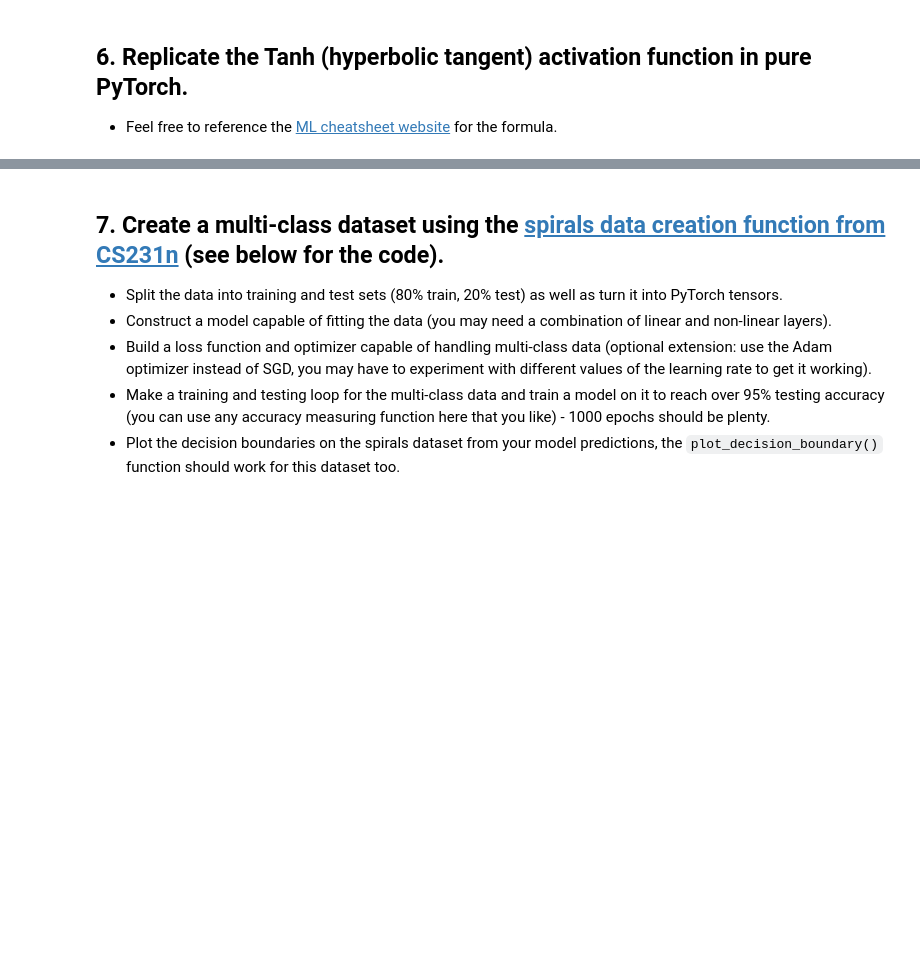
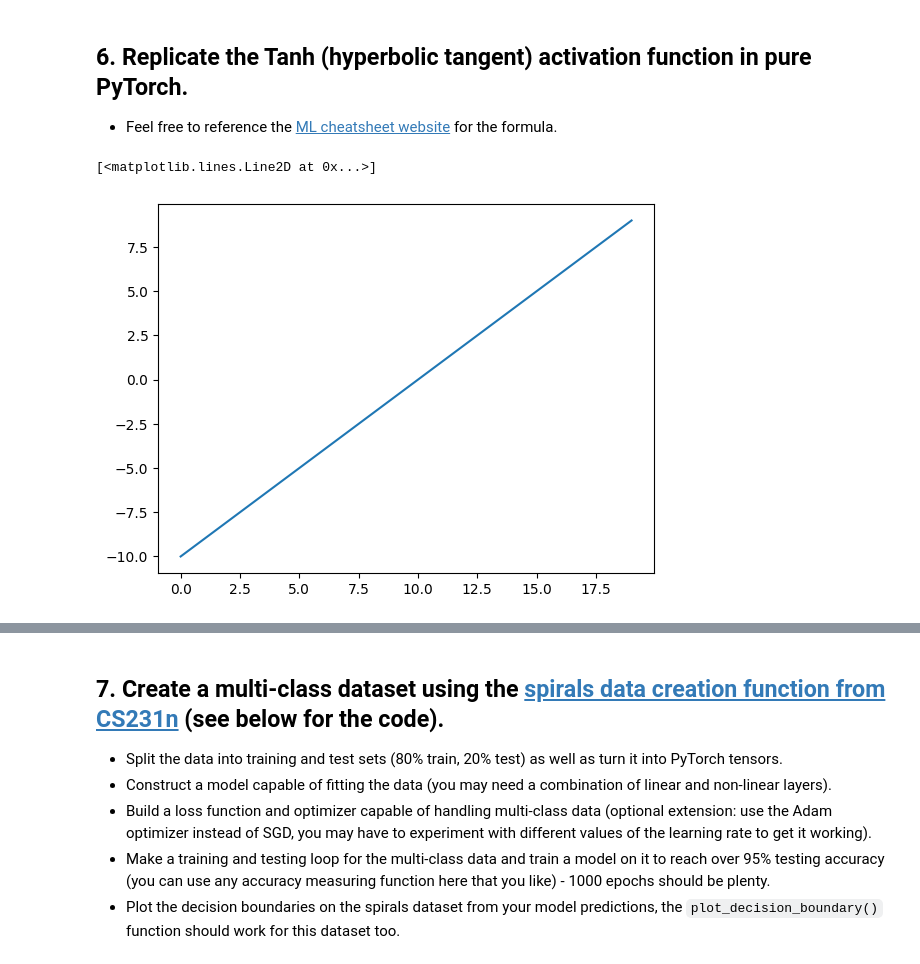
Before and after one commit to srikrish2812/pytorch_practice, a Jupyter notebook: exercises/02_pytorch_classification_exercises.ipynb, the cells around one changed output, grey strips where cells are left out. Saved outputs shown, nothing was run; the diff lists cells and outputs as text; code cells hidden in the pictures; blank space fills up the shorter version.

```diff
--- a/exercises/02_pytorch_classification_exercises.ipynb
+++ b/exercises/02_pytorch_classification_exercises.ipynb
@@ -194,5 +296,10 @@ def plot_decision_boundary(model, X, y):
   * Feel free to reference the [ML cheatsheet website](https://ml-cheatsheet.readthedocs.io/en/latest/activation_functions.html#tanh) for the formula.
 # %%
 # Create a straight line tensor
+A = torch.arange(-10,10,1)
+plt.plot(A)
+# %% [output]
+[<matplotlib.lines.Line2D at 0x...>]
+[figure, added]
 # %%
 # Test torch.tanh() on the tensor and plot it
```
Also changed, not shown: parts of 24 cells of this notebook.
